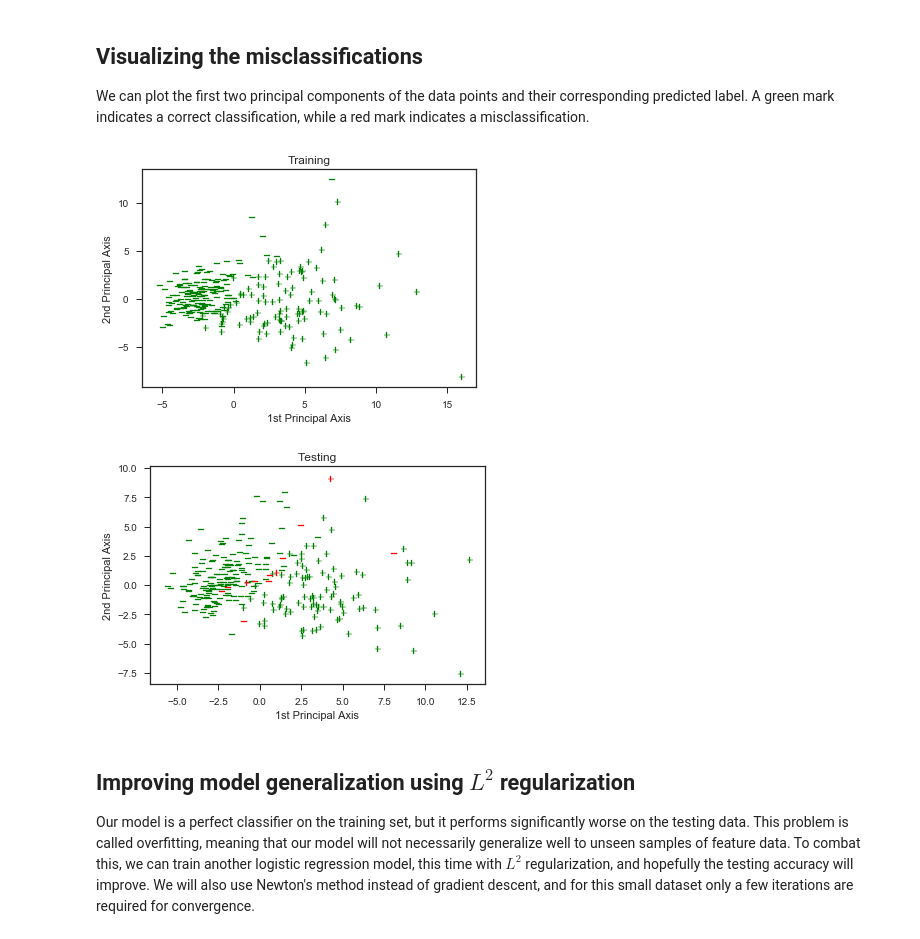
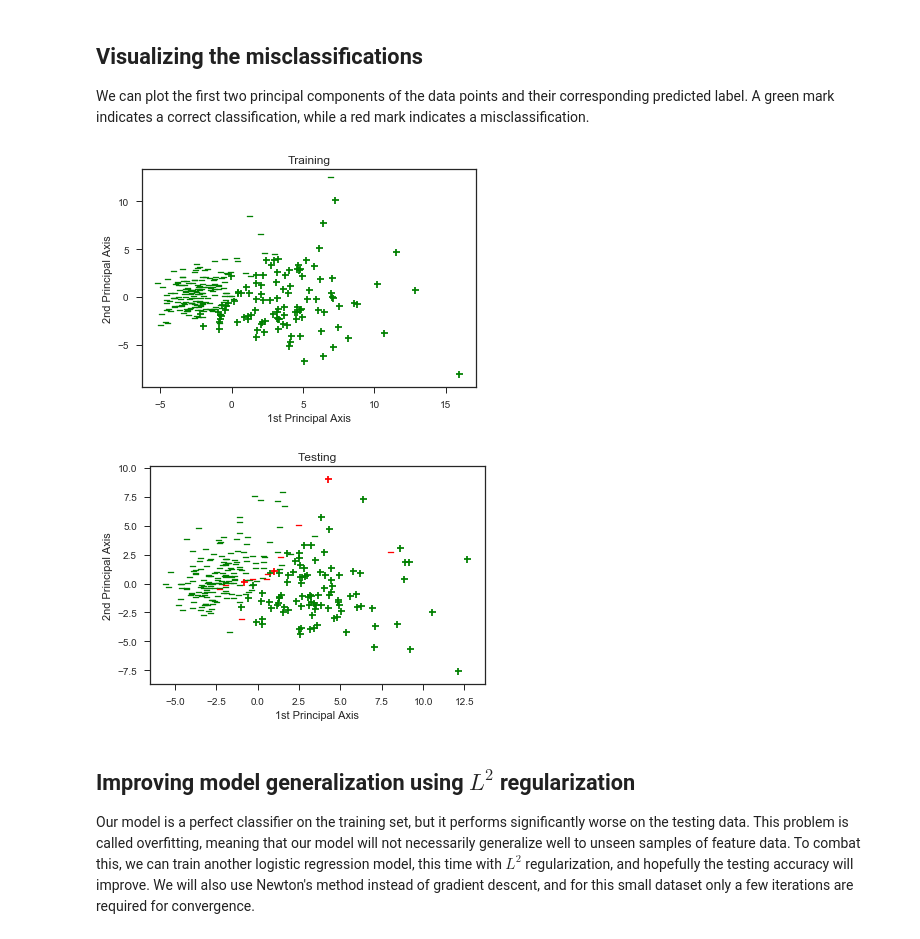
Before and after one commit to artemmavrin/StatTools, a Jupyter notebook: examples/Logistic Regression.ipynb, the cells around one changed output. Saved outputs shown, nothing was run; the diff lists cells and outputs as text; code cells hidden in the pictures.

Commit message:
Using new 'marker_dict' parameter of 'pca_label_plot'

```diff
--- a/examples/Logistic Regression.ipynb
+++ b/examples/Logistic Regression.ipynb
@@ -125,21 +121,22 @@ A green mark indicates a correct classification, while a red mark indicates a mi
 # %%
 # Plot the labeled training data
 plt.figure()
-ax, pca = pca_label_plot(x_train, y_train, pred_train)
+marker_dict = {"malignant": "+", "benign": "$-$"}
+ax, pca = pca_label_plot(x_train, y_train, pred_train, marker_dict=marker_dict)
 ax.set(title="Training")
 plt.show()
 plt.close()
 # %% [output]
-[figure, old version]
+[figure, new version]
 # %%
 # Plot the labeled testing data
 plt.figure()
-pca_label_plot(x_test, y_test, pred_test, pca=pca)
+pca_label_plot(x_test, y_test, pred_test, pca=pca, marker_dict=marker_dict)
 plt.title("Testing")
 plt.show()
 plt.close()
 # %% [output]
-[figure, old version]
+[figure, new version]
 # %% [markdown]
 ## Improving model generalization using $L^2$ regularization
 
```
Also changed, not shown: parts of 5 cells of this notebook.
